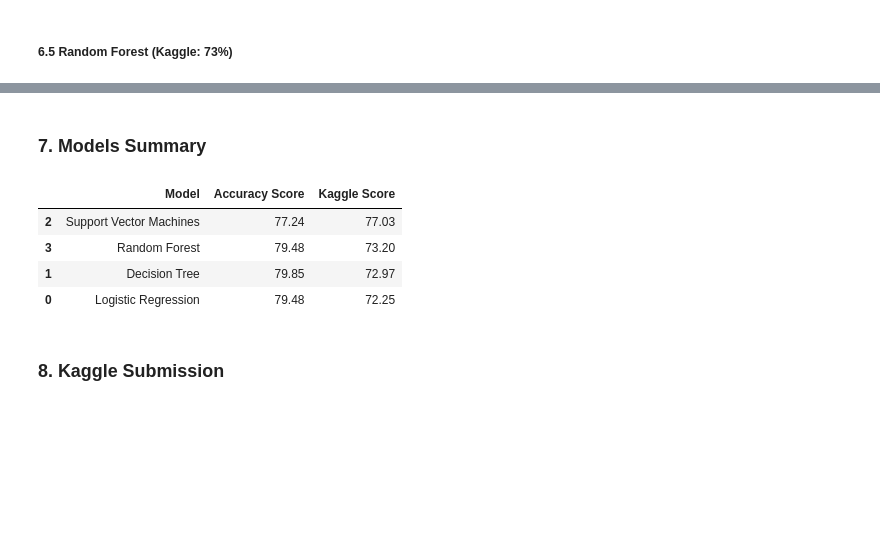
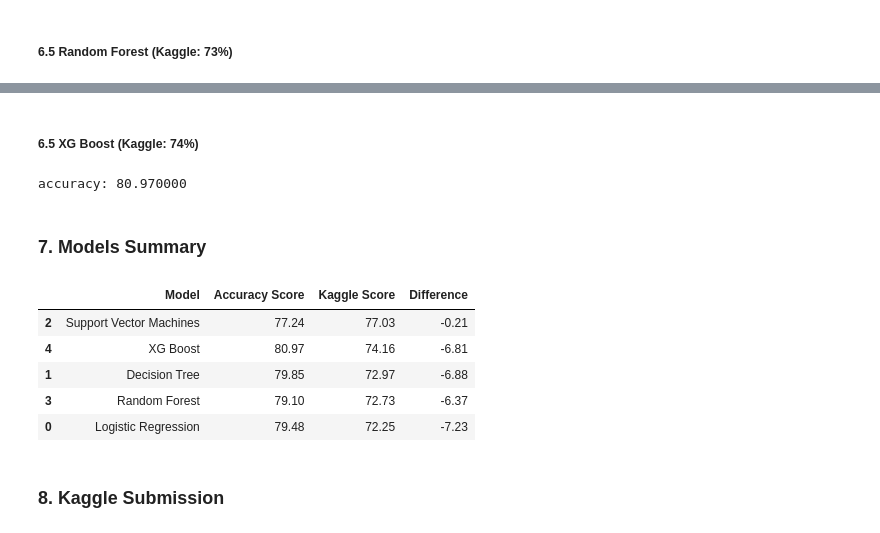
Before and after one commit to LooyeeNg/DataScienceProjects, a Jupyter notebook: titanic/titanic.ipynb, the cells around one changed output, grey strips where cells are left out. Saved outputs shown, nothing was run; the diff lists cells and outputs as text; code cells hidden in the pictures; blank space fills up the shorter version.

Commit message:
XG Boost Added

```diff
--- a/titanic/titanic.ipynb
+++ b/titanic/titanic.ipynb
@@ -592,2 +592,22 @@ Random Forest Accuracy score: 79.4800
 # %%
 y_pred_rf_sub = rf.predict(df_test).astype(int)
+# %% [markdown]
+##### 6.5 XG Boost (Kaggle: 74%)
+# %%
+import xgboost as xgb
+
+# Instantiate the XGBClassifier: xg_cl
+xg_cl = xgb.XGBClassifier(objective='binary:logistic', n_estimators=10, seed=123)
+
+# Fit the classifier to the training set
+xg_cl.fit(X_train, y_train)
+
+# Predict the labels of the test set: preds
+y_pred_xgb = xg_cl.predict(X_test)
+
+# Compute the accuracy: accuracy
+acc_xgb_score = round(accuracy_score(y_test, y_pred_xgb)*100,2)
+# acc_xgb_score = float(np.sum(preds==y_test))/y_test.shape[0]
+print("accuracy: %f" % (acc_xgb_score))
+# %% [output]
+accuracy: 80.970000
@@ -594,23 +616,26 @@ y_pred_rf_sub = rf.predict(df_test).astype(int)
 # %% [markdown]
 ### 7. Models Summary
 # %%
-models = ['Logistic Regression', 'Decision Tree', 'Support Vector Machines', 'Random Forest']
-scores = [acc_logreg_score, acc_tree_score, acc_svm_score, acc_rf_score]
-kaggle = [72.25, 72.97, 77.03, 73.20]
+models = ['Logistic Regression', 'Decision Tree', 'Support Vector Machines', 'Random Forest', 'XG Boost']
+scores = np.array([acc_logreg_score, acc_tree_score, acc_svm_score, acc_rf_score, acc_xgb_score])
+kaggle = np.array([72.25, 72.97, 77.03, 72.73, 74.16])
+difference = kaggle - scores
 
 models_df = pd.DataFrame({
     'Model': models,
     'Accuracy Score': scores,
     'Kaggle Score': kaggle,
+    'Difference': difference,
 })
 
 models_df.sort_values(by='Kaggle Score', ascending=False)
 # %% [output]
-|  | Model | Accuracy Score | Kaggle Score |
-| 2 | Support Vector Machines | 77.24 | 77.03 |
-| 3 | Random Forest | 79.48 | 73.20 |
-| 1 | Decision Tree | 79.85 | 72.97 |
-| 0 | Logistic Regression | 79.48 | 72.25 |
+|  | Model | Accuracy Score | Kaggle Score | Difference |
+| 2 | Support Vector Machines | 77.24 | 77.03 | -0.21 |
+| 4 | XG Boost | 80.97 | 74.16 | -6.81 |
+| 1 | Decision Tree | 79.85 | 72.97 | -6.88 |
+| 3 | Random Forest | 79.10 | 72.73 | -6.37 |
+| 0 | Logistic Regression | 79.48 | 72.25 | -7.23 |
 # %% [markdown]
 ### 8. Kaggle Submission
 # %%
```
Also changed, not shown: parts of 3 cells of this notebook.
